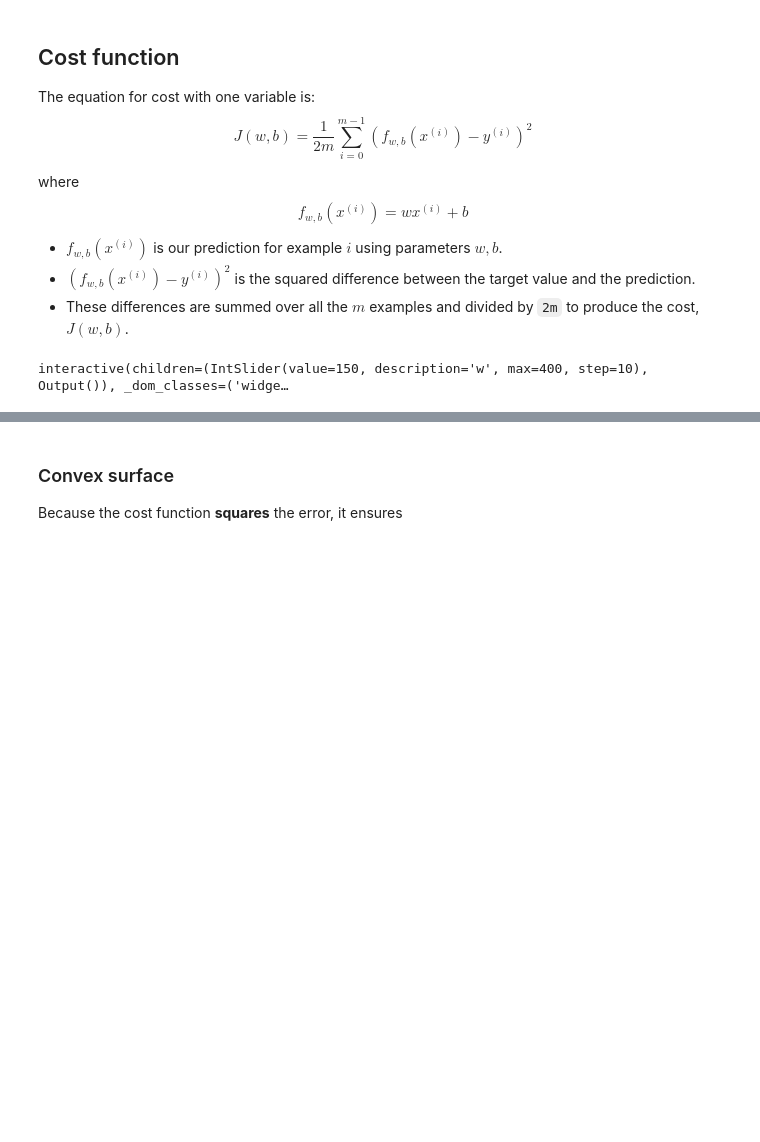
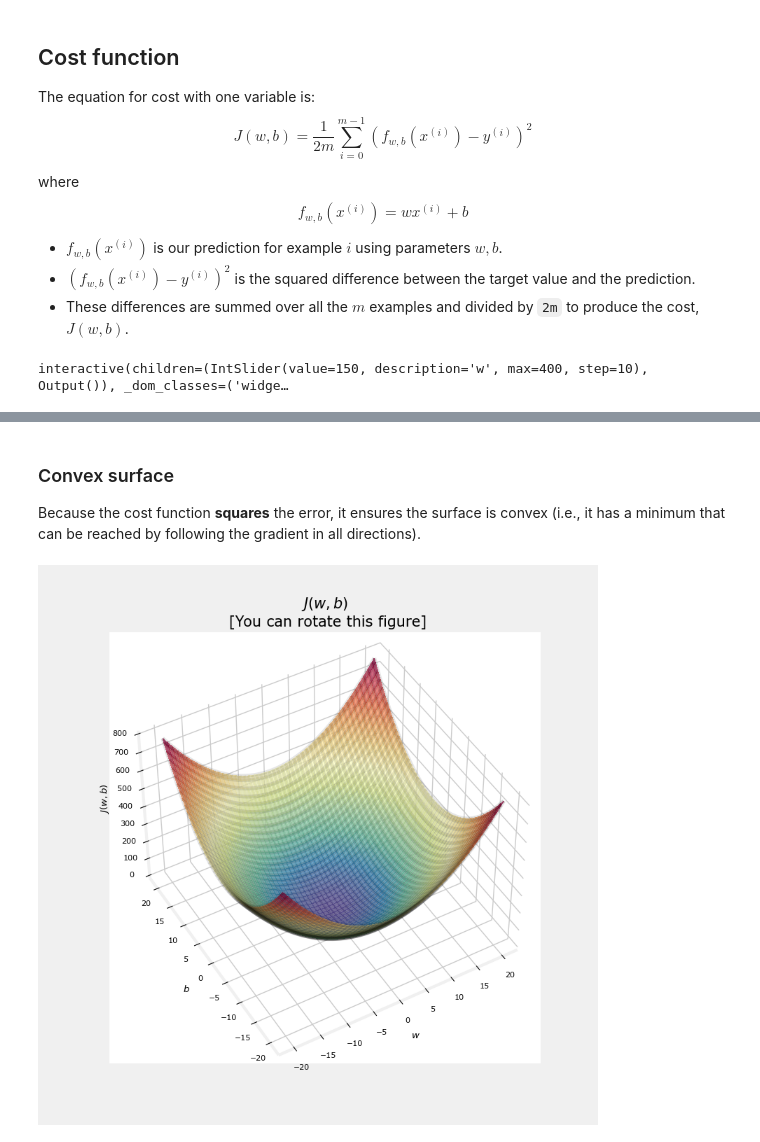
Before and after one commit to ruxandrailiescu/machine-learning, a Jupyter notebook: Supervised_Learning/linearRegression.ipynb, the cells around one changed output, grey strips where cells are left out. Drawn from its saved outputs; the diff is of its cells as text; code cells hidden in the pictures; blank space fills up the shorter version.

Commit message:
Cost function

```diff
--- a/Supervised_Learning/linearRegression.ipynb
+++ b/Supervised_Learning/linearRegression.ipynb
@@ -98,4 +99,8 @@ updater = plt_update_onclick(fig, ax, x_train, y_train, dyn_items)
 # %% [markdown]
 ### Convex surface
 
-Because the cost function **squares** the error, it ensures
+Because the cost function **squares** the error, it ensures the surface is convex (i.e., it has a minimum that can be reached by following the gradient in all directions).
+# %%
+soup_bowl()
+# %% [output]
+[figure, added]
```
Also changed, not shown: parts of 3 cells of this notebook.
